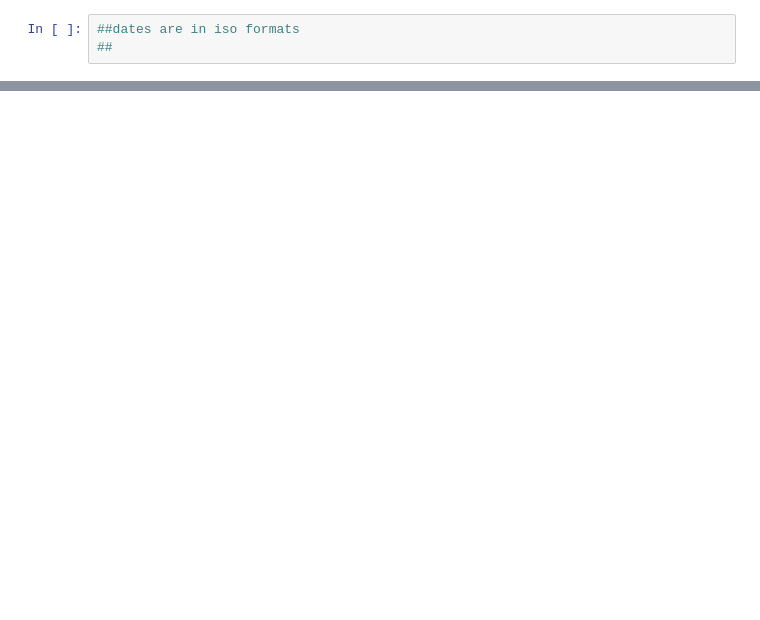
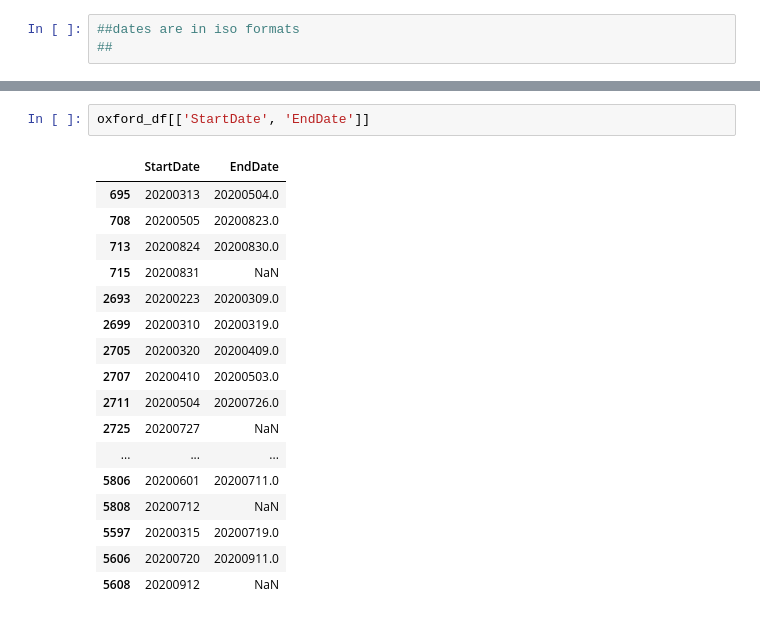
Before and after one commit to ksaslow/sad-song, a Jupyter notebook: ox_covid_test.ipynb, the cells around one changed output, grey strips where cells are left out. Cells and saved outputs as stored; diff of their text form; blank space fills up the shorter version.

```diff
--- a/ox_covid_test.ipynb
+++ b/ox_covid_test.ipynb
@@ -135,0 +174,20 @@ vertical_stack
+# %%
+oxford_df[['StartDate', 'EndDate']]
+# %% [output]
+|  | StartDate | EndDate |
+| 695 | 20200313 | 20200504.0 |
+| 708 | 20200505 | 20200823.0 |
+| 713 | 20200824 | 20200830.0 |
+| 715 | 20200831 | NaN |
+| 2693 | 20200223 | 20200309.0 |
+| 2699 | 20200310 | 20200319.0 |
+| 2705 | 20200320 | 20200409.0 |
+| 2707 | 20200410 | 20200503.0 |
+| 2711 | 20200504 | 20200726.0 |
+| 2725 | 20200727 | NaN |
+| ... | ... | ... |
+| 5806 | 20200601 | 20200711.0 |
+| 5808 | 20200712 | NaN |
+| 5597 | 20200315 | 20200719.0 |
+| 5606 | 20200720 | 20200911.0 |
+| 5608 | 20200912 | NaN |
```
Also changed, not shown: parts of 13 cells of this notebook, 1 other file.
